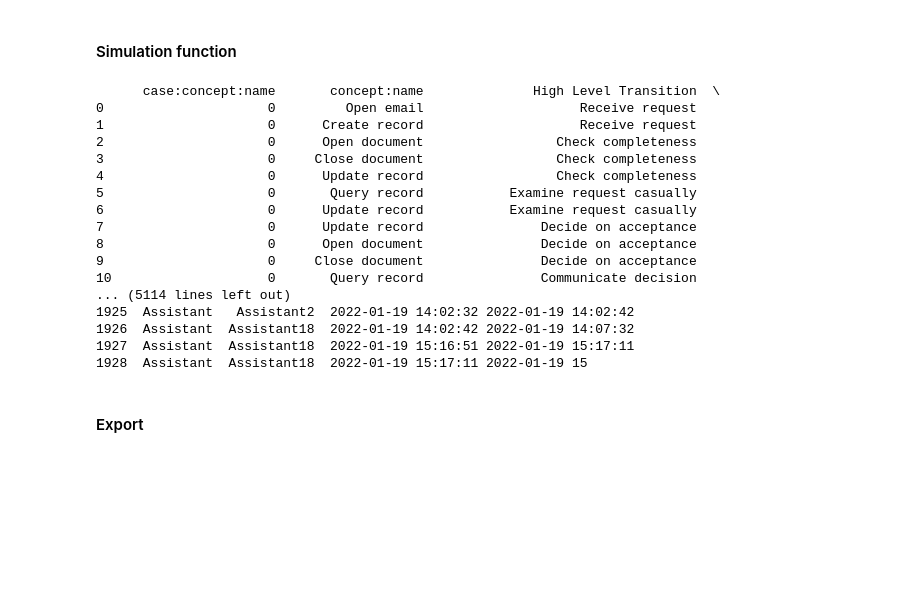
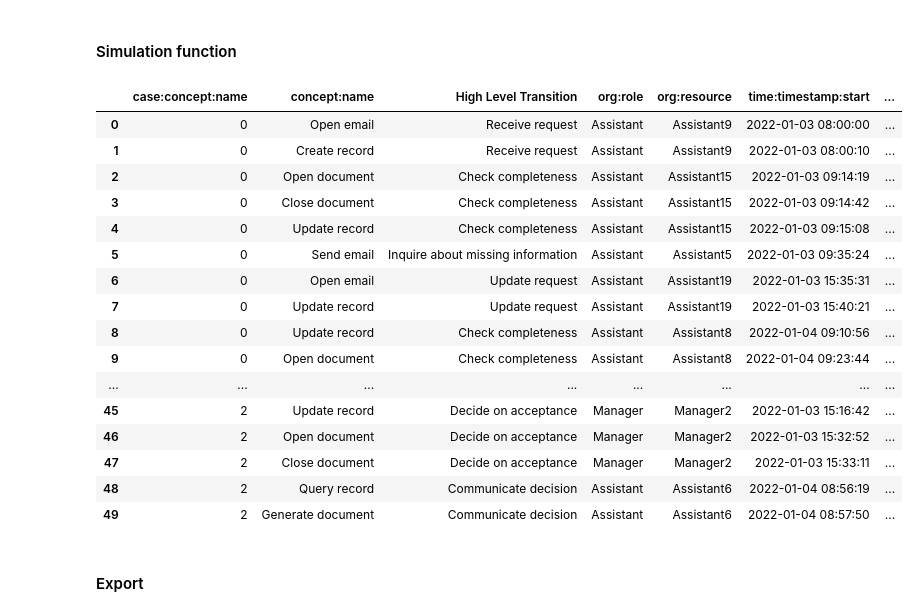
Before and after one commit to a-rebmann/exploratory-abstraction, a Jupyter notebook: simulation/simulation_event_abstraction.ipynb, the cells around one changed output. Drawn from its saved outputs; the diff is of its cells as text; code cells hidden in the pictures; blank space fills up the shorter version.

Commit message:
integrated fixed code for simulation

```diff
--- a/simulation/simulation_event_abstraction.ipynb
+++ b/simulation/simulation_event_abstraction.ipynb
@@ -459,8 +458,12 @@ act8 = High_level_activity(transition=t_6, organizational_unit="Assistant", low_
 First you need to extract the transitions and places from the reachability graph. Based on that the state based machine can be initialized. Futhermore a model class is needed providing all necessary information for the model.
 # %%
 from transitions import Machine
-machine = Machine(model=model, states = model.get_list_states(net, initial_marking),
-                  transitions = model.get_list_transitions(net, initial_marking), initial='Start1', auto_transitions=False)
+machine = Machine(model,
+                  states = model.get_list_states(net, initial_marking),
+                  transitions = model.get_list_transitions(net, initial_marking),
+                  initial='Start1',
+                  auto_transitions=False)
+
 # auto_transitions = false verhindert, dass es to_<<state>> methoden gibt
 # %% [markdown]
 ### add Working Schedule
@@ -493,34 +497,35 @@ time_ress.set_order_intervall(day=4, intervall=(1800, 2700, 4500)) #(30 min, 45
 # %% [markdown]
 #### Simulation function
 # %%
-from simulation.simulator import simulate
+from simulation.simulate import simulate
 #simulate(machine, model, user_shift_instance, number of cases, start timestamp, id of the start activity)
-trace = simulate(machine=machine, model=model, time_ress=time_ress, n=200, start_time="03.01.2022 08:00:00", start_activity="name_0")
+traces = simulate(machine=machine, model=model, time_ress=time_ress, n=100, start_time="03.01.2022 08:00:00", start_activity="name_0")
 # %%
 #Transform the list into a pandas data framework
 import pandas as pd
 
-pd.set_option('display.max_rows', 20000)
-eventlog = pd.DataFrame(trace, columns=['case:concept:name', 'concept:name', 'High Level Transition', 'org:role', 'org:resource', 'time:timestamp:start', 'time:timestamp:end', "isComplete", "isAccepted"])
-eventlog
+pd.set_option('display.max_rows', 3000)
+event_log = pd.DataFrame(traces, columns=['case:concept:name', 'concept:name', 'High Level Transition','org:role', 'org:resource', 'time:timestamp:start', 'time:timestamp:end', "isComplete", "isAccepted"])
-# %% [output]
-      case:concept:name       concept:name              High Level Transition  \
-0                     0         Open email                    Receive request
-1                     0      Create record                    Receive request
-2                     0      Open document                 Check completeness
-3                     0     Close document                 Check completeness
-4                     0      Update record                 Check completeness
-5                     0       Query record           Examine request casually
-6                     0      Update record           Examine request casually
-7                     0      Update record               Decide on acceptance
-8                     0      Open document               Decide on acceptance
-9                     0     Close document               Decide on acceptance
-10                    0       Query record               Communicate decision
-... (5114 lines left out)
-1925  Assistant   Assistant2  2022-01-19 14:02:32 2022-01-19 14:02:42
-1926  Assistant  Assistant18  2022-01-19 14:02:42 2022-01-19 14:07:32
-1927  Assistant  Assistant18  2022-01-19 15:16:51 2022-01-19 15:17:11
-1928  Assistant  Assistant18  2022-01-19 15:17:11 2022-01-19 15
+# %%
+event_log.head(50)
+# %% [output]
+|  | case:concept:name | concept:name | High Level Transition | org:role | org:resource | time:timestamp:start | ... |
+| 0 | 0 | Open email | Receive request | Assistant | Assistant9 | 2022-01-03 08:00:00 | ... |
+| 1 | 0 | Create record | Receive request | Assistant | Assistant9 | 2022-01-03 08:00:10 | ... |
+| 2 | 0 | Open document | Check completeness | Assistant | Assistant15 | 2022-01-03 09:14:19 | ... |
+| 3 | 0 | Close document | Check completeness | Assistant | Assistant15 | 2022-01-03 09:14:42 | ... |
+| 4 | 0 | Update record | Check completeness | Assistant | Assistant15 | 2022-01-03 09:15:08 | ... |
+| 5 | 0 | Send email | Inquire about missing information | Assistant | Assistant5 | 2022-01-03 09:35:24 | ... |
+| 6 | 0 | Open email | Update request | Assistant | Assistant19 | 2022-01-03 15:35:31 | ... |
+| 7 | 0 | Update record | Update request | Assistant | Assistant19 | 2022-01-03 15:40:21 | ... |
+| 8 | 0 | Update record | Check completeness | Assistant | Assistant8 | 2022-01-04 09:10:56 | ... |
+| 9 | 0 | Open document | Check completeness | Assistant | Assistant8 | 2022-01-04 09:23:44 | ... |
+| ... | ... | ... | ... | ... | ... | ... | ... |
+| 45 | 2 | Update record | Decide on acceptance | Manager | Manager2 | 2022-01-03 15:16:42 | ... |
+| 46 | 2 | Open document | Decide on acceptance | Manager | Manager2 | 2022-01-03 15:32:52 | ... |
+| 47 | 2 | Close document | Decide on acceptance | Manager | Manager2 | 2022-01-03 15:33:11 | ... |
+| 48 | 2 | Query record | Communicate decision | Assistant | Assistant6 | 2022-01-04 08:56:19 | ... |
+| 49 | 2 | Generate document | Communicate decision | Assistant | Assistant6 | 2022-01-04 08:57:50 | ... |
 # %% [markdown]
 #### Export
 # %%
```
Also changed, not shown: parts of 10 cells of this notebook, 5 other files.
